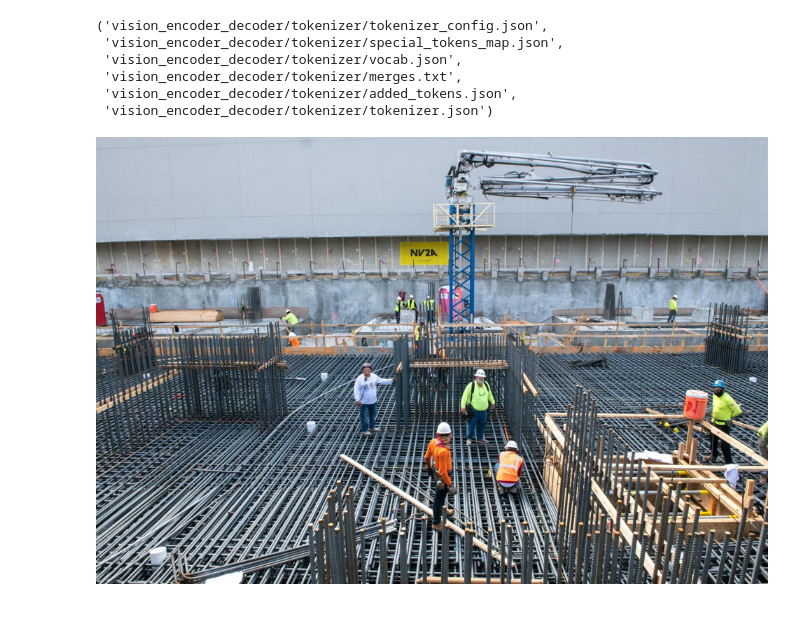
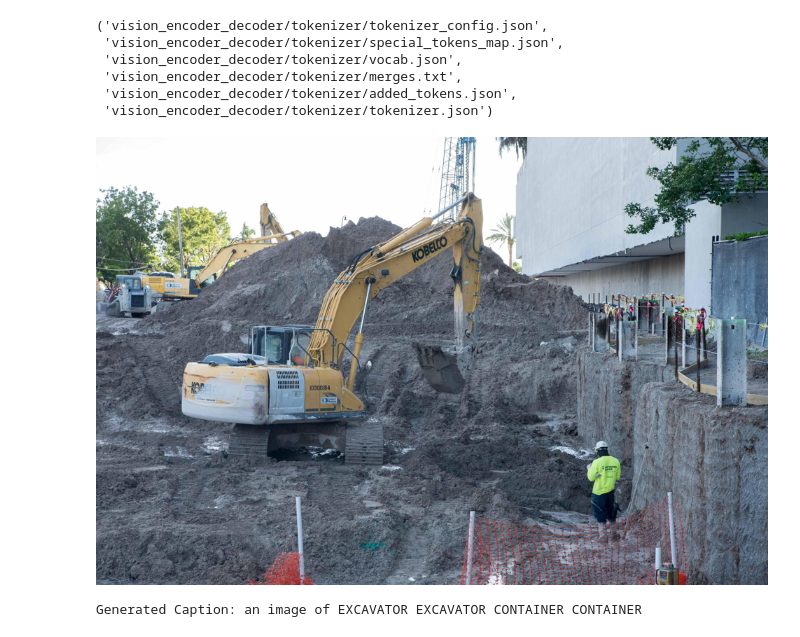
Before and after one commit to jay-rajan/cross-modal-retrieval, a Jupyter notebook: vision_encoder_decoder_model.ipynb, the cells around one changed output. Saved outputs shown, nothing was run; the diff lists cells and outputs as text; code cells hidden in the pictures.

```diff
--- a/vision_encoder_decoder_model.ipynb
+++ b/vision_encoder_decoder_model.ipynb
@@ -202,22 +202,22 @@ tokenizer.save_pretrained('vision_encoder_decoder/tokenizer')
 # %%
 #################################
 ### Single Image
 #################################
 import requests
 from PIL import Image
 
 image_path = "/mnt/data/ypatel/ObjectDetection/Dataset/Dataset_D8/images/train/01_001--Optima--09-02-2018-0631.jpg"
-#image_path = "/mnt/data/ypatel/ObjectDetection/Dataset/Dataset_D8/images/train/01_001--Optima--14-11-2017-5846.jpg"
+image_path = "/mnt/data/ypatel/ObjectDetection/Dataset/Dataset_D8/images/train/01_001--Optima--14-11-2017-5846.jpg"
 #image_path = "/mnt/data/ypatel/ObjectDetection/Dataset/Dataset_D8/images/train/01_002AFA69-A930-41C6-8982-20000E50EF97.jpeg"
 #image_path = "/mnt/data/ypatel/ObjectDetection/Dataset/Dataset_D8/images/train/01_003--Optima--12-08-2017.jpg"
 
 image = Image.open(image_path).convert('RGB')
 smaller_image = image.resize((int(image.width / 2), int(image.height / 2)))
 
 # Display the smaller image
 display(smaller_image)
 # %% [output]
-[figure, old version]
+[figure, new version]
 # %%
 ########################################
 ###Inference with trained model
@@ -245,21 +245,17 @@ def preprocess_image(image_path):
 
 def generate_caption(pixel_values, model, tokenizer, max_length=64, num_beams=4):
     # Generate text
-    output_ids = model.generate(pixel_values, max_length=max_length, num_beams=num_beams)
+    output_ids = model.generate(pixel_values)
     # Decode the output ids to text
-    caption = tokenizer.decode(output_ids[0], skip_special_tokens=True)
+    caption = tokenizer.batch_decode(output_ids, skip_special_tokens=True)[0]
     return caption
 
-pixel_values = image_processor(image, return_tensors="pt").pixel_values
+pixel_values = preprocess_image(image_path)
 
-# autoregressively generate caption (uses greedy decoding by default)
-generated_ids = model.generate(pixel_values)
-
-# pixel_values = preprocess_image(image_path).to(device)
-
-# # Generate caption for the image
-# caption = generate_caption(pixel_values, model, tokenizer)
-# print("Generated Caption:", caption)
+caption = generate_caption(pixel_values, model, tokenizer)
+print("Generated Caption:", caption)
+# %% [output]
+Generated Caption: an image of EXCAVATOR EXCAVATOR CONTAINER CONTAINER
 # %%
 #################################
 ### Calculate Accuracy
```
Also changed, not shown: parts of 3 cells of this notebook, 1 other file.
